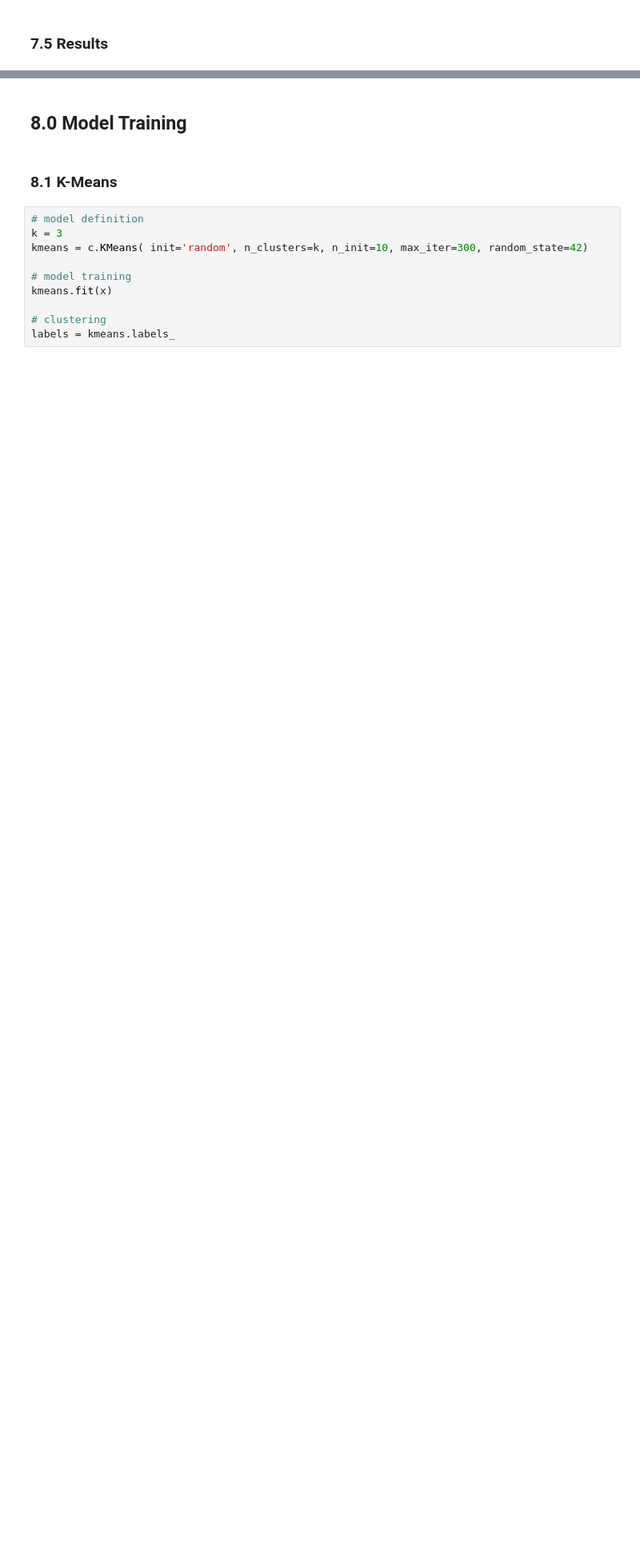
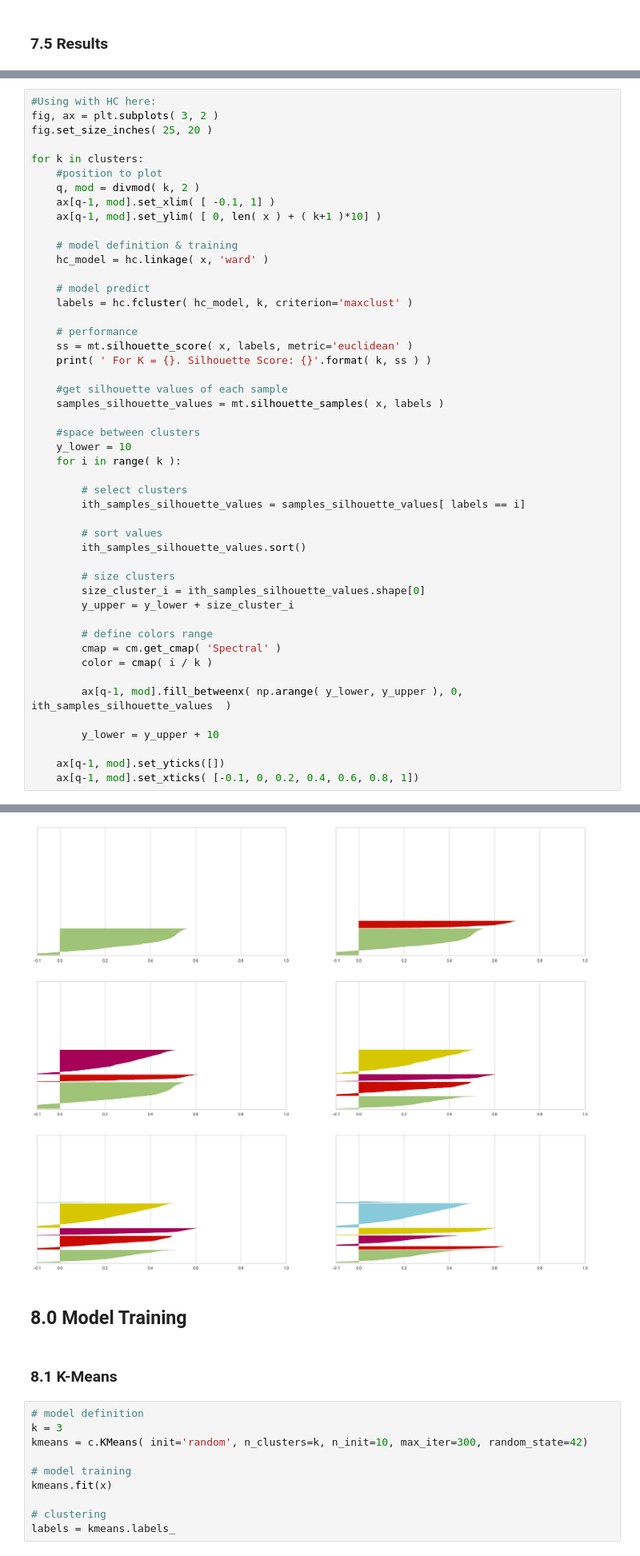
Before and after one commit to feliperastelli/FR_Insiders_Clustering, a Jupyter notebook: notebooks/c0.6_clustering_modeling.ipynb, the cells around one changed output, grey strips where cells are left out. Shown at 80% size. Cells and saved outputs as stored; diff of their text form; blank space fills up the shorter version.

```diff
--- a/notebooks/c0.6_clustering_modeling.ipynb
+++ b/notebooks/c0.6_clustering_modeling.ipynb
@@ -912,0 +932,49 @@ df_results.style.highlight_max( color='lightgreen', axis=1)
+# %%
+#Using with HC here:
+fig, ax = plt.subplots( 3, 2 )
+fig.set_size_inches( 25, 20 )
+
+for k in clusters:
+    #position to plot
+    q, mod = divmod( k, 2 )
+    ax[q-1, mod].set_xlim( [ -0.1, 1] )
+    ax[q-1, mod].set_ylim( [ 0, len( x ) + ( k+1 )*10] )
+
+    # model definition & training
+    hc_model = hc.linkage( x, 'ward' )
+
+    # model predict
+    labels = hc.fcluster( hc_model, k, criterion='maxclust' )
+
+    # performance
+    ss = mt.silhouette_score( x, labels, metric='euclidean' )
+    print( ' For K = {}. Silhouette Score: {}'.format( k, ss ) )
+
+    #get silhouette values of each sample
+    samples_silhouette_values = mt.silhouette_samples( x, labels )
+
+    #space between clusters
+    y_lower = 10
+    for i in range( k ):
+
+        # select clusters
+        ith_samples_silhouette_values = samples_silhouette_values[ labels == i]
+
+        # sort values
+        ith_samples_silhouette_values.sort()
+
+        # size clusters
+        size_cluster_i = ith_samples_silhouette_values.shape[0]
+        y_upper = y_lower + size_cluster_i
+
+        # define colors range
+        cmap = cm.get_cmap( 'Spectral' )
+        color = cmap( i / k )
+
+        ax[q-1, mod].fill_betweenx( np.arange( y_lower, y_upper ), 0, ith_samples_silhouette_values  )
+
+        y_lower = y_upper + 10
+
+    ax[q-1, mod].set_yticks([])
+    ax[q-1, mod].set_xticks( [-0.1, 0, 0.2, 0.4, 0.6, 0.8, 1])
+# %% [output]
@@ -913,3 +987,4 @@ df_results.style.highlight_max( color='lightgreen', axis=1)
+[figure, added]
 # %% [markdown]
 ## 8.0 Model Training
 # %% [markdown]
```
Also changed, not shown: parts of 16 cells of this notebook.
